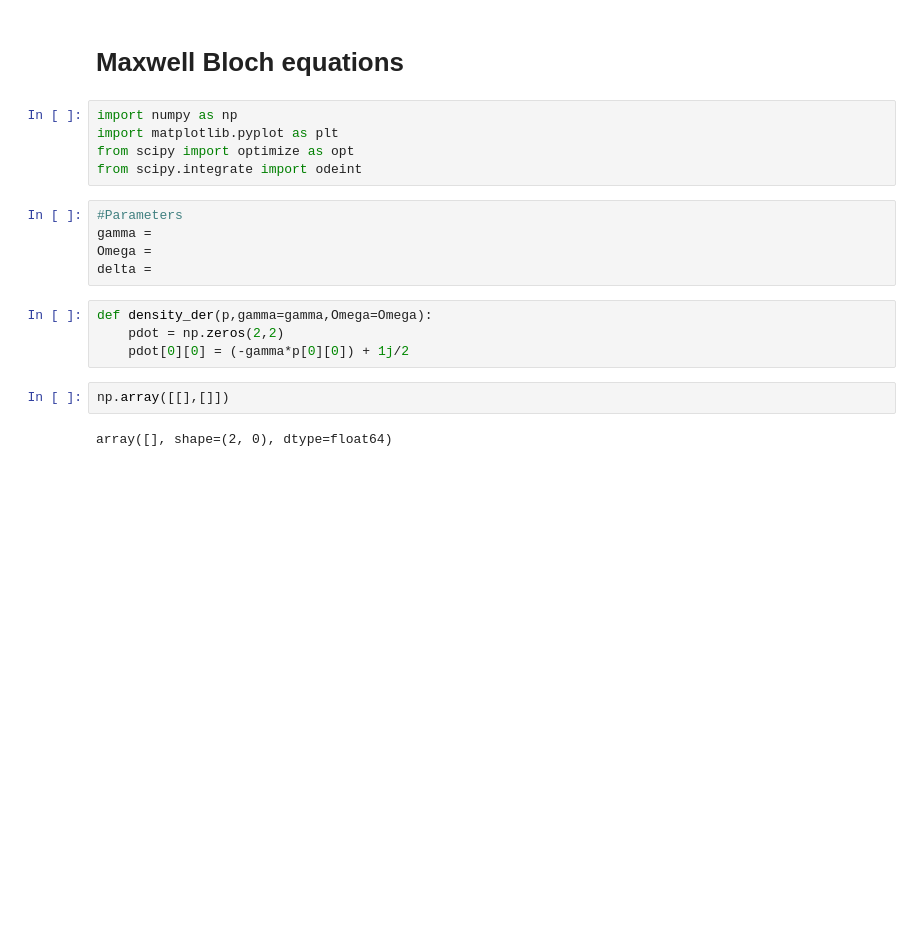
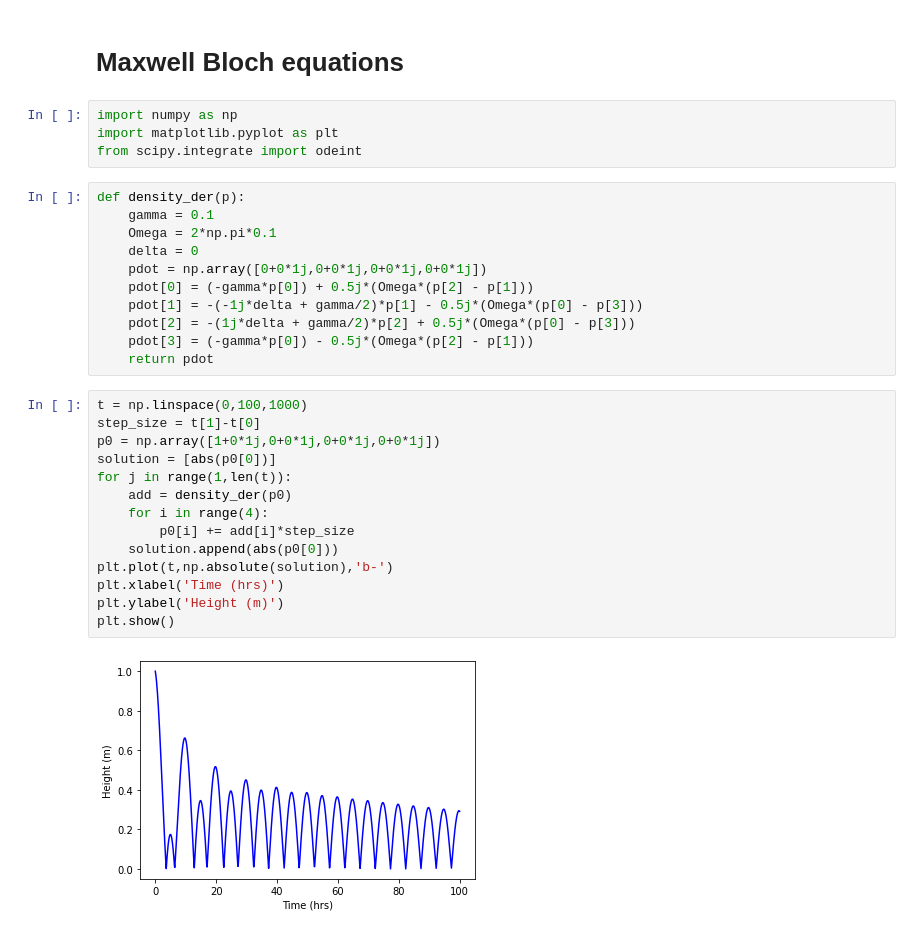
Before and after one commit to mahadevans2432/Quantum-Optics, a Jupyter notebook: Rabi.ipynb, the cells around one changed output. Drawn from its saved outputs; the diff is of its cells as text; blank space fills up the shorter version.

```diff
--- a/Rabi.ipynb
+++ b/Rabi.ipynb
@@ -51,18 +48,31 @@ ax.set_title('Vacuum Rabi oscillations');
 # %%
 import numpy as np
 import matplotlib.pyplot as plt
-from scipy import optimize as opt
 from scipy.integrate import odeint
-# %%
-#Parameters
-gamma =
-Omega =
-delta =
 # %%
-def density_der(p,gamma=gamma,Omega=Omega):
-    pdot = np.zeros(2,2)
-    pdot[0][0] = (-gamma*p[0][0]) + 1j/2
+def density_der(p):
+    gamma = 0.1
+    Omega = 2*np.pi*0.1
+    delta = 0
+    pdot = np.array([0+0*1j,0+0*1j,0+0*1j,0+0*1j])
+    pdot[0] = (-gamma*p[0]) + 0.5j*(Omega*(p[2] - p[1]))
+    pdot[1] = -(-1j*delta + gamma/2)*p[1] - 0.5j*(Omega*(p[0] - p[3]))
+    pdot[2] = -(1j*delta + gamma/2)*p[2] + 0.5j*(Omega*(p[0] - p[3]))
+    pdot[3] = (-gamma*p[0]) - 0.5j*(Omega*(p[2] - p[1]))
+    return pdot
 # %%
-np.array([[],[]])
+t = np.linspace(0,100,1000)
+step_size = t[1]-t[0]
+p0 = np.array([1+0*1j,0+0*1j,0+0*1j,0+0*1j])
+solution = [abs(p0[0])]
+for j in range(1,len(t)):
+    add = density_der(p0)
+    for i in range(4):
+        p0[i] += add[i]*step_size
+    solution.append(abs(p0[0]))
+plt.plot(t,np.absolute(solution),'b-')
+plt.xlabel('Time (hrs)')
+plt.ylabel('Height (m)')
+plt.show()
 # %% [output]
-array([], shape=(2, 0), dtype=float64)
+[figure, added]
```
Also changed, not shown: parts of 1 cell of this notebook.
